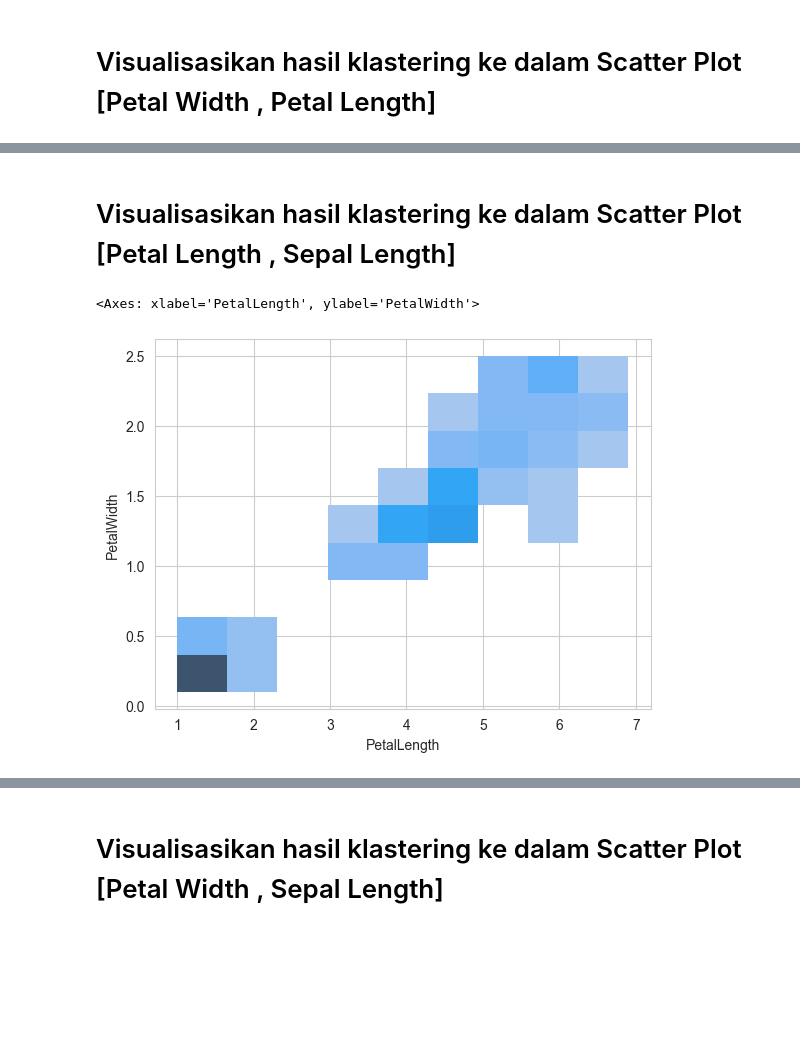
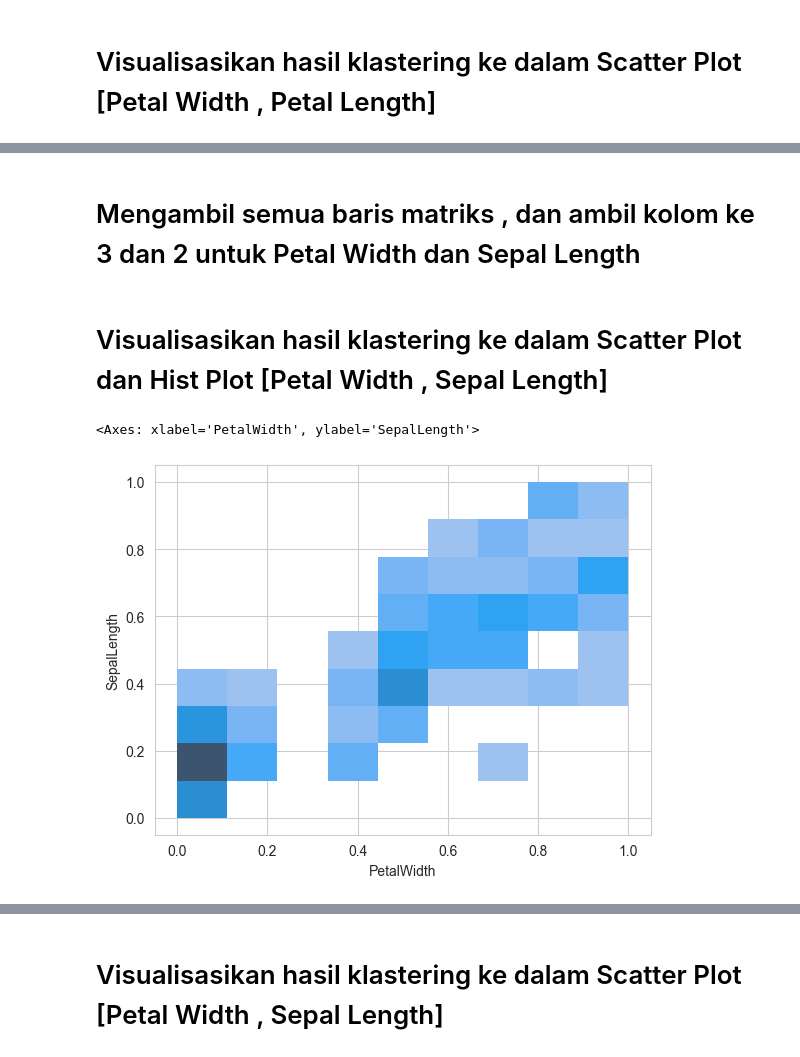
Before and after one commit to KrishnanditoLksn/MachineLearning_101, a Jupyter notebook: praktikkum/pertemuan3/iris_klastering.ipynb, the cells around one changed output, grey strips where cells are left out. Cells and saved outputs as stored; diff of their text form; code cells hidden in the pictures; blank space fills up the shorter version.

Commit message:
feat  :  clustering for petalL and sepalL with k-means using  iris dataset

```diff
--- a/praktikkum/pertemuan3/iris_klastering.ipynb
+++ b/praktikkum/pertemuan3/iris_klastering.ipynb
@@ -122,5 +182,6 @@ iris_klastering.describe()
 # %%
 mms = MinMaxScaler()
-iris_klastering.dropna(inplace=True)
-mms.fit(iris_klastering)
+clean_iris_df = mms.fit_transform(clean_iris_df)
+clean_iris_df = pd.DataFrame(clean_iris_df, columns=iris_klastering.columns)
+clean_iris_df
 # %% [output]
@@ -135,12 +205,12 @@ inertia = []
 silhouette_avg = []
 for i in range(1, 10):
     kmeans = KMeans(n_clusters=i, init='k-means++')
-    kmeans.fit(iris_klastering)
+    kmeans.fit(clean_iris_df)
     inertia.append(kmeans.inertia_)
     cluster_labels = kmeans.labels_
 
 plt.title('Elbow method')
-plt.plot(range(1, 10), inertia, marker='o')
+plt.plot(range(1, 10), inertia, marker='x', c="red")
 plt.xlabel('Number of clusters')
 plt.ylabel('Inertia')
 plt.show()
@@ -155,11 +225,11 @@ range_n_clusters = [2, 3, 4, 5, 6, 7, 8]
 silhouette_avg = []
 for num_clusters in range_n_clusters:
     #initialise kmeans
-    kmeans = KMeans(n_clusters=num_clusters)
-    kmeans.fit(iris_klastering)
+    kmeans = KMeans(n_clusters=num_clusters, init='k-means++')
+    kmeans.fit(clean_iris_df)
     cluster_labels = kmeans.labels_
     #silhouette score
-    silhouette_avg.append(silhouette_score(iris_klastering, cluster_labels))
+    silhouette_avg.append(silhouette_score(clean_iris_df, cluster_labels))
 
 plt.plot(range_n_clusters, silhouette_avg, 'bx-')
 plt.xlabel('Values of K')
@@ -194,6 +264,7 @@ print(kmeans.cluster_centers_)
 # %%
 kmeans = KMeans(n_clusters=3)
-kmeans.fit(iris_klastering)
+kmeans.fit(clean_iris_df)
+y_kmeans = kmeans.fit_predict(clean_iris_df)
 plt.scatter(kmeans.cluster_centers_[:, 0], kmeans.cluster_centers_[:, 1], c="red")
 plt.show()
 # %% [output]
@@ -256,0 +330,2 @@ plt.show()
+# %% [markdown]
+# Mengambil semua baris matriks , dan ambil kolom ke 3 dan 2 untuk Petal Width dan Sepal Length
@@ -257,8 +335,8 @@ plt.show()
 # %% [markdown]
-# Visualisasikan hasil klastering ke dalam Scatter Plot [Petal Length , Sepal Length]
+# Visualisasikan hasil klastering ke dalam Scatter Plot dan Hist Plot [Petal Width , Sepal Length]
 # %%
 sns.set_style("whitegrid")
-sns.histplot(x=iris_klastering['PetalLength'], y=iris_klastering['PetalWidth'])
+sns.histplot(x=clean_iris_df['PetalWidth'], y=clean_iris_df['SepalLength'])
 # %% [output]
-<Axes: xlabel='PetalLength', ylabel='PetalWidth'>
+<Axes: xlabel='PetalWidth', ylabel='SepalLength'>
-[figure, old version]
+[figure, new version]
```
Also changed, not shown: parts of 28 cells of this notebook.
